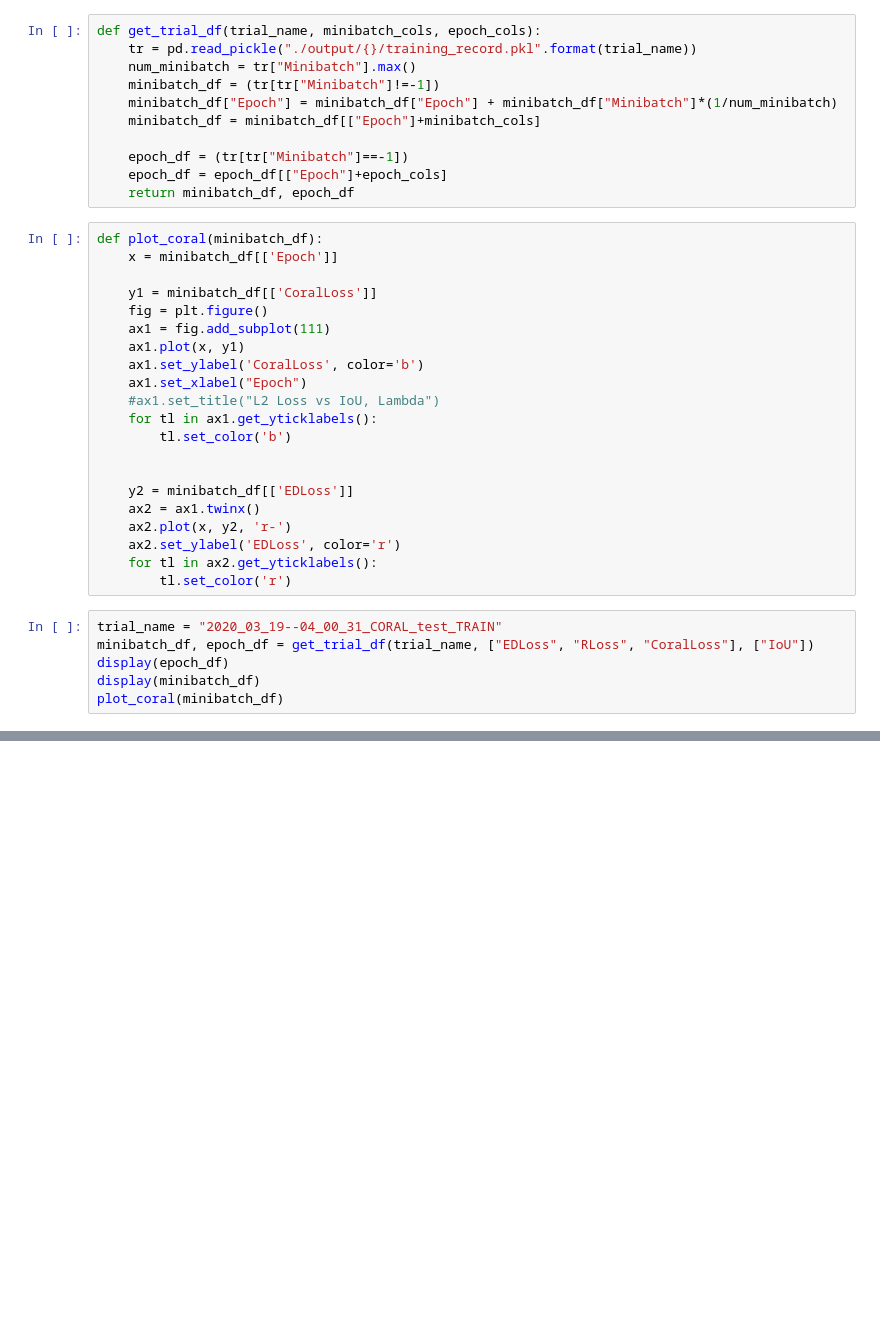
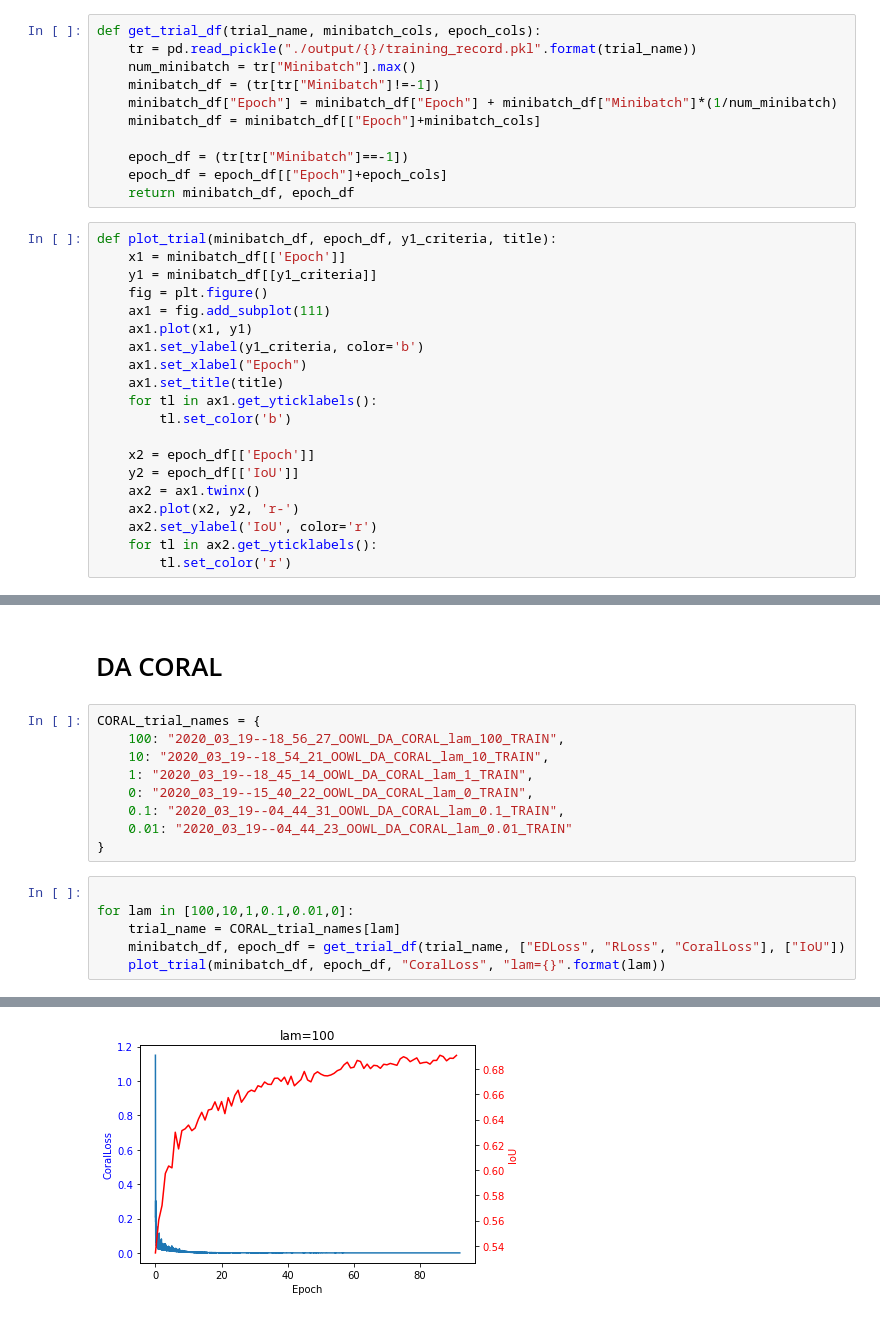
Before and after one commit to b7leung/Domain-Adaptation-Single-View-Reconstruction, a Jupyter notebook: View_Training_Record.ipynb, the cells around one changed output, grey strips where cells are left out. Saved outputs shown, nothing was run; the diff lists cells and outputs as text; blank space fills up the shorter version.

```diff
--- a/View_Training_Record.ipynb
+++ b/View_Training_Record.ipynb
@@ -17,29 +17,22 @@ def get_trial_df(trial_name, minibatch_cols, epoch_cols):
     epoch_df = epoch_df[["Epoch"]+epoch_cols]
     return minibatch_df, epoch_df
 # %%
-def plot_coral(minibatch_df):
-    x = minibatch_df[['Epoch']]
-
-    y1 = minibatch_df[['CoralLoss']]
+def plot_trial(minibatch_df, epoch_df, y1_criteria, title):
+    x1 = minibatch_df[['Epoch']]
+    y1 = minibatch_df[[y1_criteria]]
     fig = plt.figure()
     ax1 = fig.add_subplot(111)
-    ax1.plot(x, y1)
-    ax1.set_ylabel('CoralLoss', color='b')
+    ax1.plot(x1, y1)
+    ax1.set_ylabel(y1_criteria, color='b')
     ax1.set_xlabel("Epoch")
-    #ax1.set_title("L2 Loss vs IoU, Lambda")
+    ax1.set_title(title)
     for tl in ax1.get_yticklabels():
         tl.set_color('b')
 
-
-    y2 = minibatch_df[['EDLoss']]
+    x2 = epoch_df[['Epoch']]
+    y2 = epoch_df[['IoU']]
     ax2 = ax1.twinx()
-    ax2.plot(x, y2, 'r-')
-    ax2.set_ylabel('EDLoss', color='r')
+    ax2.plot(x2, y2, 'r-')
+    ax2.set_ylabel('IoU', color='r')
     for tl in ax2.get_yticklabels():
         tl.set_color('r')
-# %%
-trial_name = "2020_03_19--04_00_31_CORAL_test_TRAIN"
-minibatch_df, epoch_df = get_trial_df(trial_name, ["EDLoss", "RLoss", "CoralLoss"], ["IoU"])
-display(epoch_df)
-display(minibatch_df)
-plot_coral(minibatch_df)
@@ -68,0 +39,18 @@ See the caveats in the documentation: https://pandas.pydata.org/pandas-docs/stab
+# %% [markdown]
+# DA CORAL
+# %%
+CORAL_trial_names = {
+    100: "2020_03_19--18_56_27_OOWL_DA_CORAL_lam_100_TRAIN",
+    10: "2020_03_19--18_54_21_OOWL_DA_CORAL_lam_10_TRAIN",
+    1: "2020_03_19--18_45_14_OOWL_DA_CORAL_lam_1_TRAIN",
+    0: "2020_03_19--15_40_22_OOWL_DA_CORAL_lam_0_TRAIN",
+    0.1: "2020_03_19--04_44_31_OOWL_DA_CORAL_lam_0.1_TRAIN",
+    0.01: "2020_03_19--04_44_23_OOWL_DA_CORAL_lam_0.01_TRAIN"
+}
+# %%
+
+for lam in [100,10,1,0.1,0.01,0]:
+    trial_name = CORAL_trial_names[lam]
+    minibatch_df, epoch_df = get_trial_df(trial_name, ["EDLoss", "RLoss", "CoralLoss"], ["IoU"])
+    plot_trial(minibatch_df, epoch_df, "CoralLoss", "lam={}".format(lam))
+# %% [output]
@@ -68,0 +74 @@ See the caveats in the documentation: https://pandas.pydata.org/pandas-docs/stab
+[figure, added]
```
Also changed, not shown: parts of 6 cells of this notebook, 15 other files.
